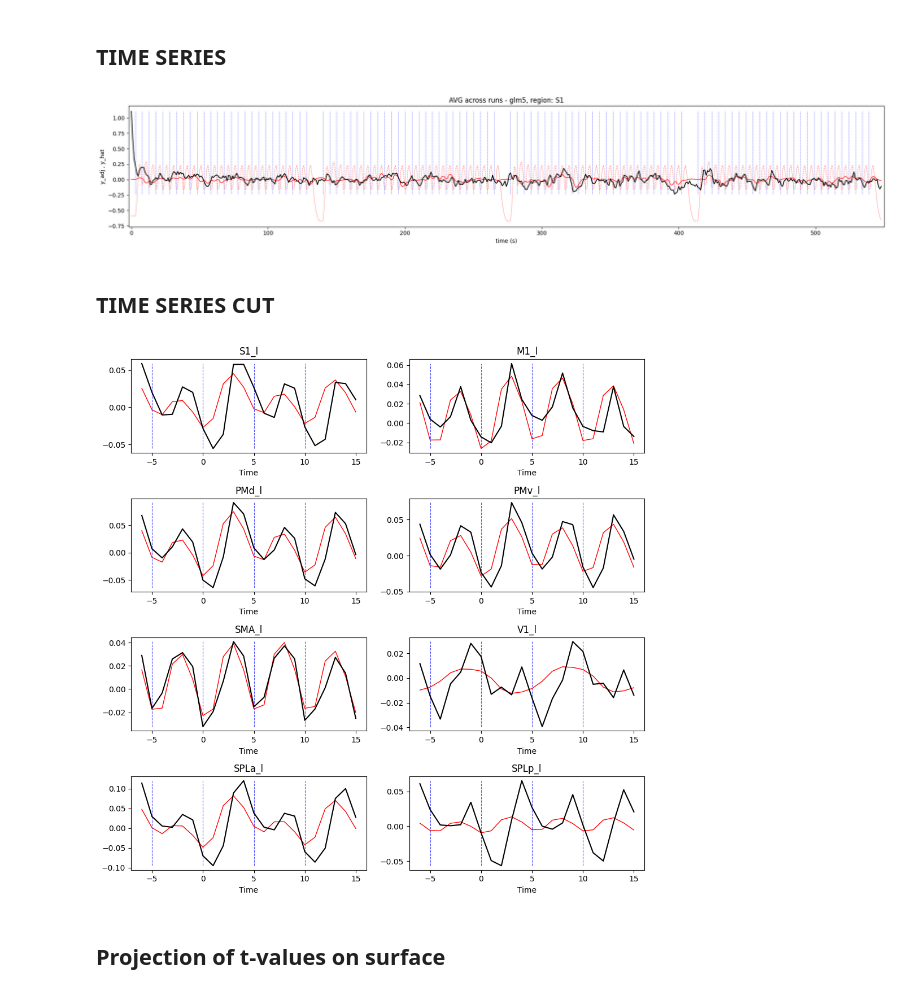
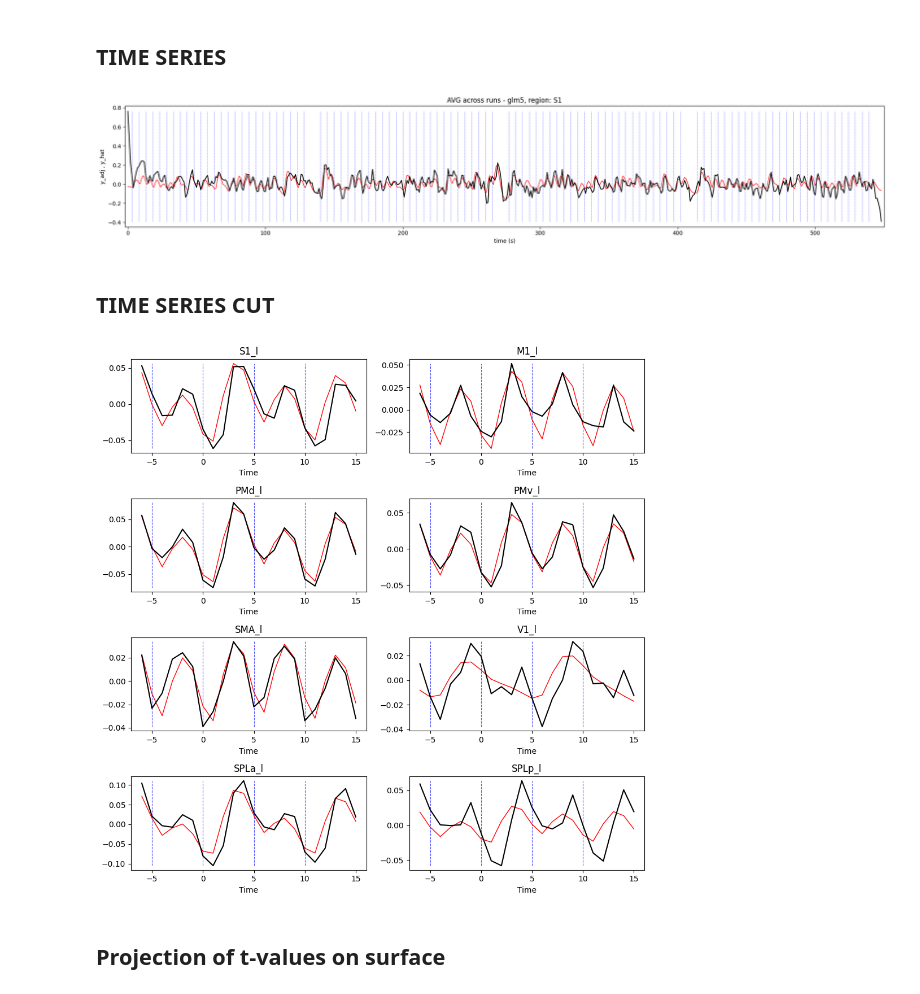
Before and after one commit to alighavam/EFC_patternfMRI, a Jupyter notebook: efcp_mri.ipynb, the cells around one changed output. Cells and saved outputs as stored; diff of their text form; code cells hidden in the pictures.

```diff
--- a/efcp_mri.ipynb
+++ b/efcp_mri.ipynb
@@ -67,7 +69,7 @@ spm.get_info_from_spm_mat()
 # %%
 sn = 101
 glm = 5
-ses = 1
+ses = 2
 region = 1
 
 # for cutting time series:
@@ -97,7 +99,7 @@ for run in range(0, 8):
 
     fig, ax = plt.subplots(1, 1, figsize=(20, 4))
     ax.vlines(ons, ymin=min(y_adj[row, region]), ymax=max(y_adj[row, region]), colors='b', lw=0.5, alpha=0.7, linestyles='--')
-    plt.plot(t, y_pred, color='r', ls='--', lw=0.7, alpha=0.6)
+    # plt.plot(t, y_pred, color='r', ls='--', lw=0.7, alpha=0.6)
     plt.plot(t, y_hat[row, region], color='r', lw=1.5)
     plt.plot(t, y_adj[row, region], color='k', lw=1)
     plt.xlabel('time (s)')
@@ -113,7 +115,7 @@ for run in range(0, 8):
 
 fig, ax = plt.subplots(1, 1, figsize=(20, 4))
 ax.vlines(ons, ymin=min(y_run_avg), ymax=max(y_run_avg), colors='b', lw=0.5, alpha=0.7, linestyles='--')
-plt.plot(t, y_pred, color='r', ls='--', lw=0.7, alpha=0.6)
+# plt.plot(t, y_pred, color='r', ls='--', lw=0.7, alpha=0.6)
 plt.plot(t, y_hat_avg, color='r', lw=1)
 plt.plot(t, y_run_avg, color='k', lw=1.5)
 plt.xlabel('time (s)')
@@ -157,39 +159,39 @@ events = pd.read_table(os.path.join(baseDir, behavDir, f's{sn}', f'ses-{ses:02d}
 # T = events.copy()
 # T['y_adj'] = np.nan
 # T['y_hat'] = np.nan
 T = pd.DataFrame()
 
 blocks = np.unique(events['BN'])
 for r in range(np.shape(y_adj)[1]):
     for i, BN in enumerate(blocks):
         tmp = pd.DataFrame()
         y_adj_reg = y_adj[SPM['Sess'][i]['row']-1, r]
         y_hat_reg = y_hat[SPM['Sess'][i]['row']-1, r]
         onsets = events[events['BN']==BN]['Onset']
         y_adj_cut = extract_snippets(y_adj_reg, pre_idx, post_idx, onsets)
         y_hat_cut = extract_snippets(y_hat_reg, pre_idx, post_idx, onsets)
 
         tmp = pd.concat([tmp, events[events['BN']==BN]], axis=1).reset_index(drop=True)
         tmp['region'] = r
 
         col_names = [f"y_adj{i}" for i in range(y_adj_cut.shape[1])]
         df_y_adj = pd.DataFrame(y_adj_cut, columns=col_names)
         tmp = pd.concat([tmp, df_y_adj], axis=1).reset_index(drop=True)
 
         col_names = [f"y_hat{i}" for i in range(y_hat_cut.shape[1])]
         df_y_hat = pd.DataFrame(y_hat_cut, columns=col_names)
         tmp = pd.concat([tmp, df_y_hat], axis=1).reset_index(drop=True)
 
         T = pd.concat([T, tmp], axis=0).reset_index(drop=True)
 
 T.to_csv(os.path.join(baseDir, regDir, f's{sn}', f'ses-{ses:02d}', f'time_series_cut_glm{glm}.csv'), index=False)
 # %% [output]
-[figure, old version]
+[figure, new version]
 # %% [markdown]
 ## TIME SERIES CUT
 # %%
 sn = 101
-glm = 5
+glm = 6
 ses = 2
 
 T = pd.read_csv(os.path.join(baseDir, regDir, f's{sn}', f'ses-{ses:02d}', f'time_series_cut_glm{glm}.csv'))
@@ -215,7 +217,7 @@ plt.tight_layout()
 plt.savefig(f'./figures/efcp_Yhat_Yadj_my_glm{glm}_ses{ses}.pdf', bbox_inches="tight")
 plt.show()
 # %% [output]
-[figure, old version]
+[figure, new version]
 # %% [markdown]
 ## Projection of t-values on surface
 # %%
```
Also changed, not shown: parts of 6 cells of this notebook, 1 other file.
